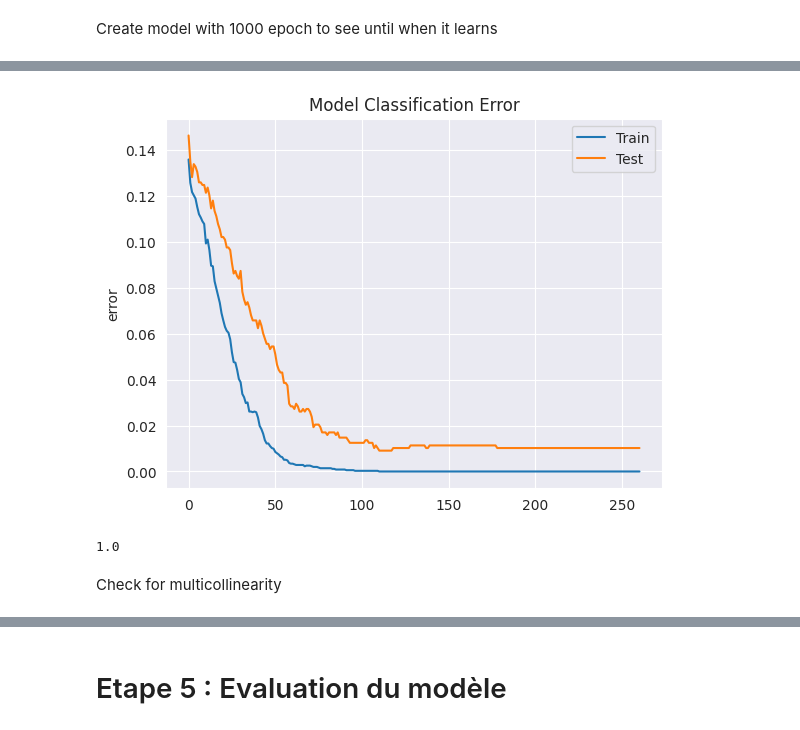
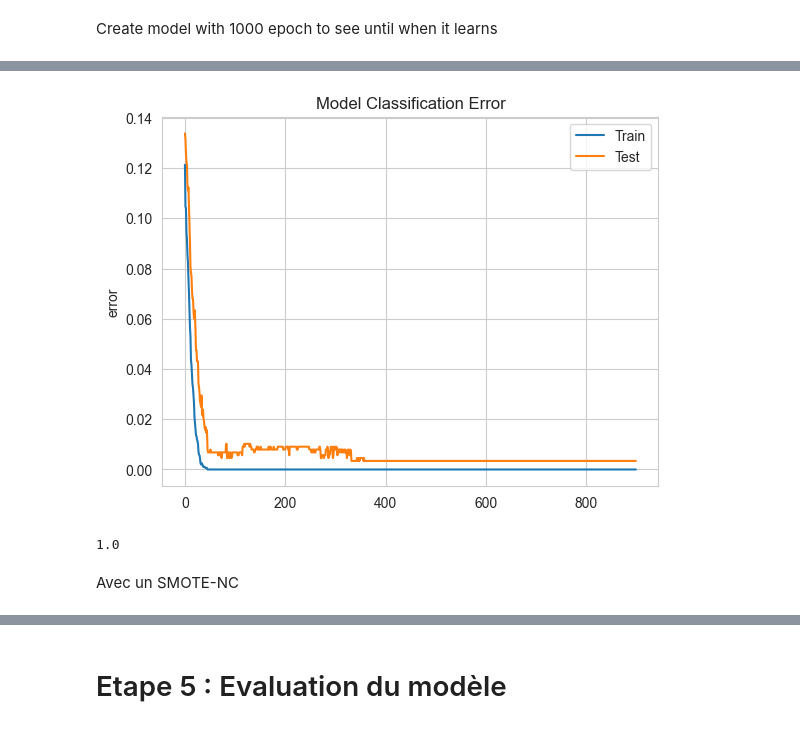
Before and after one commit to MagicalKyaru/ProjetIA_CESI, a Jupyter notebook: Etude RH.ipynb, the cells around one changed output, grey strips where cells are left out. Cells and saved outputs as stored; diff of their text form; code cells hidden in the pictures.

Commit message:
PCA, t-SNE, UMAP, MCA, SMOTENC Nouveau modèle bien + perf (GPU nécessaire !!)
#7

```diff
--- a/Etude RH.ipynb
+++ b/Etude RH.ipynb
@@ -279,0 +323,4 @@ X_train, X_test, y_train, y_test = train_test_split(X, y, test_size=0.2, random_
+# %%
+complete_csv_without_scaling = complete_csv.copy()
+
+complete_csv[['MonthlyIncome', 'NumCompaniesWorked', 'PercentSalaryHike', 'StockOptionLevel', 'TotalWorkingYears', 'TrainingTimesLastYear', 'YearsAtCompany', 'YearsSinceLastPromotion', 'YearsWithCurrManager', 'DistanceFromHome','hrs']] = sc.fit_transform(complete_csv[['MonthlyIncome', 'NumCompaniesWorked', 'PercentSalaryHike', 'StockOptionLevel', 'TotalWorkingYears', 'TrainingTimesLastYear', 'YearsAtCompany', 'YearsSinceLastPromotion', 'YearsWithCurrManager', 'DistanceFromHome','hrs']])
@@ -279,0 +509,20 @@ X_train, X_test, y_train, y_test = train_test_split(X, y, test_size=0.2, random_
+# %%
+# Train test split
+from sklearn.model_selection import train_test_split
+X = complete_csv.drop('Attrition', axis=1)
+y = complete_csv['Attrition']
+X_train, X_test, y_train, y_test = train_test_split(X, y, test_size=0.2, random_state=42)
+
+# SMOTE
+from imblearn.over_sampling import SMOTENC
+sm = SMOTENC(categorical_features=[0,1,3,4,5,6,17,18,19,20,21], random_state=42)
+X_res, y_res = sm.fit_resample(X_train, y_train)
+X_res_test = X_test.copy()
+y_res_test = y_test.copy()
+# Get percentage of 1 in y_res
+print("Percentage of 'Yes' in y_res: ", np.sum(y_res == 1) / len(y_res))
+# Round synth values to integer in X_res
+discrete_columns = [8,10,11,12,13,14,15]
+#for col in discrete_columns:
+    #X_res.iloc[:,col] = np.round(X_res.iloc[:,col])
+X_res
@@ -282,7 +546,7 @@ X_train, X_test, y_train, y_test = train_test_split(X, y, test_size=0.2, random_
 # Redo the correlation
 
 # Do a triangle correlation so we do not have duplicates
-corr = X.corr()
+corr = X_train.corr()
 triangle_mask = np.triu(np.ones_like(corr, dtype=bool))
 # Get the correlation values
 new_correlation = corr.mask(triangle_mask).stack().reset_index()
@@ -297,10 +561,8 @@ new_correlation['Taux de correlation'] = new_correlation['Taux de correlation'].
 # Sort the correlations by descending order
 new_correlation.sort_values(by='Taux de correlation', ascending=False, inplace=True)
 
-# Keep only the first 50 rows
-new_correlation = new_correlation.head(50)
-# Get the list of unique variables in the "Variable 2" column
-unique_variables = new_correlation['Variable 2'].unique()
-
-X_train = X_train.drop(columns=unique_variables)
-X_test = X_test.drop(columns=unique_variables)
+# Get the list of unique variables sin the "Variable 2" column where correlation >= 0.1
+unique_variables = new_correlation[new_correlation['Taux de correlation'] >= 0.1]['Variable 2'].unique()
+#X_train
+#X_train = X_train.drop(columns=unique_variables)
+#X_test = X_test.drop(columns=unique_variables)
@@ -319,9 +601,14 @@ X_test.shape
 # %% [markdown]
 Create model with 1000 epoch to see until when it learns
 # %%
+# Transform all object columns to category
+for col in X_train.select_dtypes(include=['object']).columns:
+    X_train[col] = X_train[col].astype('category')
+    X_test[col] = X_test[col].astype('category')
+
 # XGBClassifier Model
 from xgboost import XGBClassifier, plot_importance, DMatrix, cv
-xgb = XGBClassifier(n_estimators=5000, early_stopping_rounds=150)
+xgb = XGBClassifier(n_estimators=900, enable_categorical=True, tree_method="gpu_hist")
 eval_set = [(X_train, y_train), (X_test, y_test)]
 eval_metric = ["auc","error"]
 xgb.fit(X_train, y_train, eval_metric=eval_metric, eval_set=eval_set, verbose=True)
@@ -359,9 +646,7 @@ plt.show()
-[figure, old version]
+[figure, new version]
 # %%
 # Verify Accuracy
 from sklearn.metrics import accuracy_score
 print(accuracy_score(y_train, xgb_pred))
 # %% [output]
 1.0
-# %% [markdown]
-Check for multicollinearity
@@ -377,0 +653,2 @@ X_test = X_test.drop(columns=vif_train[vif_train['VIF Factor'] > 5]['features'],
+# %% [markdown]
+Avec un SMOTE-NC
```
Also changed, not shown: parts of 63 cells of this notebook.
